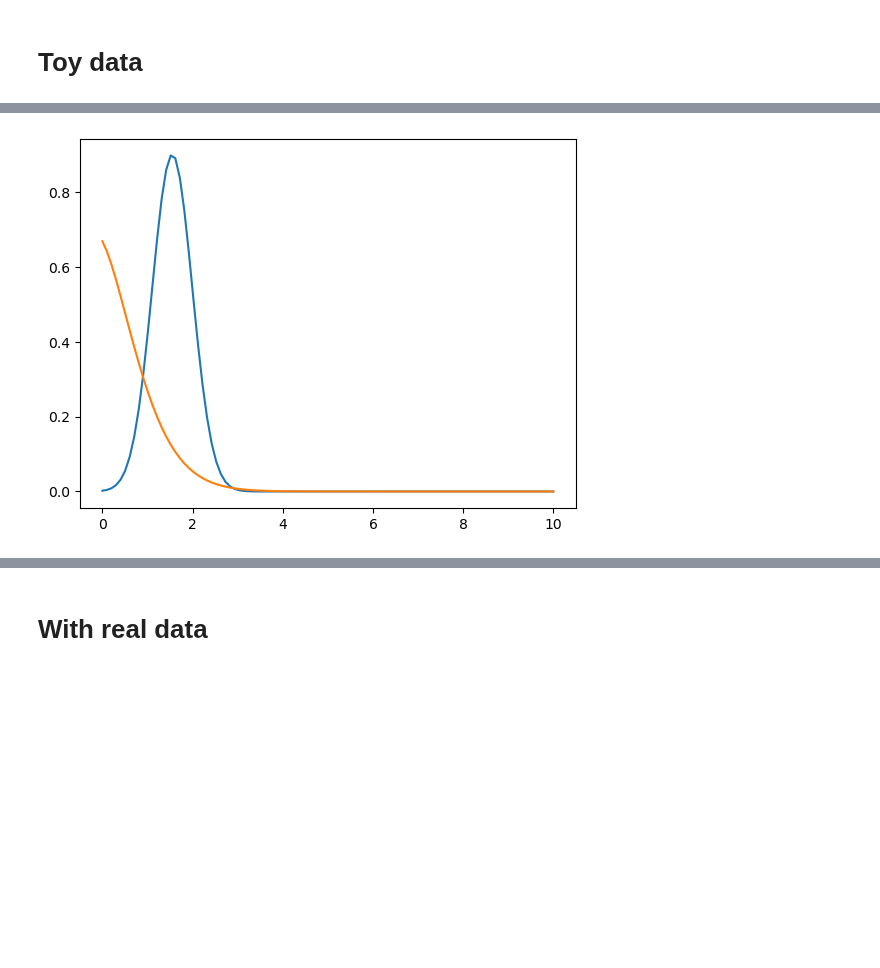
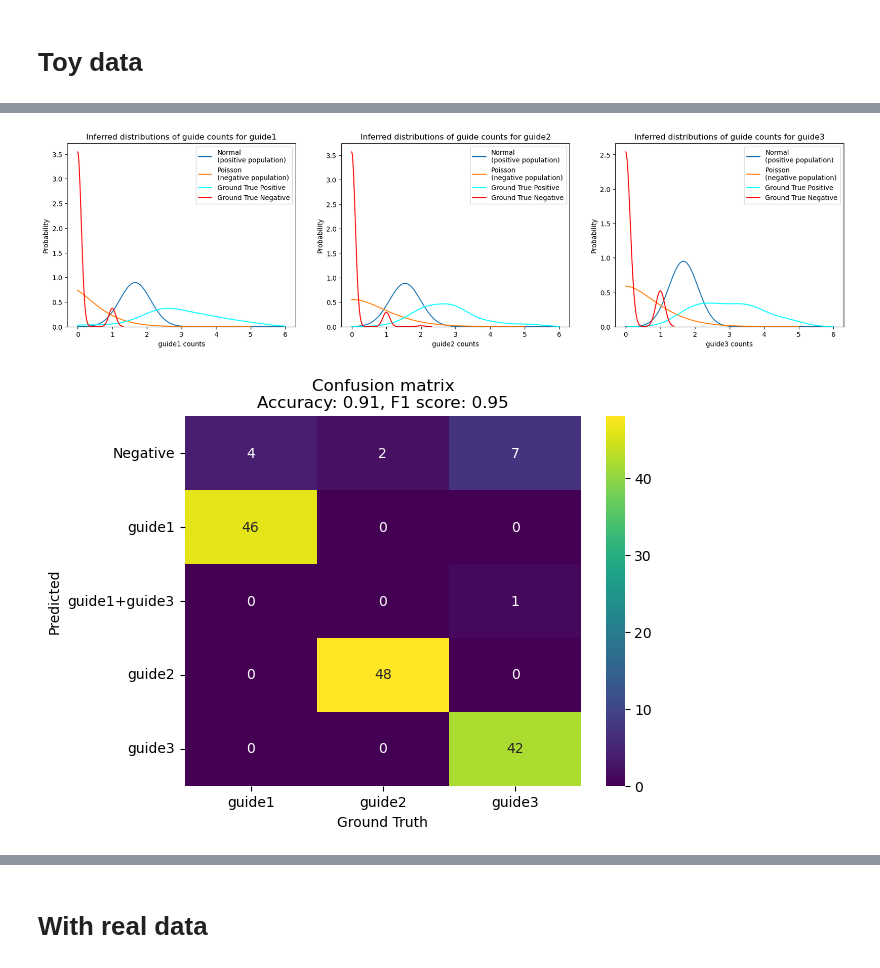
Before and after one commit to scverse/pertpy, a Jupyter notebook: dev.ipynb, the cells around one changed output, grey strips where cells are left out. Drawn from its saved outputs; the diff is of its cells as text; code cells hidden in the pictures; blank space fills up the shorter version.

```diff
--- a/dev.ipynb
+++ b/dev.ipynb
@@ -58,6 +50,7 @@ def generate_toy_data_2(n_guides=2, n_cells_per_group=50):
     return adata
 # %%
-bdata = generate_toy_data_2()
-# sc.pp.log1p(bdata)
-sc.pl.heatmap(bdata, groupby="ground_truth", cmap="viridis", standard_scale="var", var_names=["guide1", "guide2"], swap_axes=True)
+adata = generate_toy_data_2(n_guides=5, n_cells_per_group=50)
+sc.pl.heatmap(
+    adata, groupby="ground_truth", cmap="viridis", standard_scale="var", var_names=adata.var_names, swap_axes=True
+)
 # %% [output]
@@ -93,15 +74,59 @@ bdata.uns['guide_assignment_params']
 # %%
 # plot probability distributions of model
-# plot gaussian distribution
-x = np.linspace(0, 10, 100)
-y = dist.Normal(bdata.uns['guide_assignment_params']['gaussian_mean'],
-                bdata.uns['guide_assignment_params']['gaussian_std']).log_prob(x)
-plt.plot(x, np.exp(y))
-# plot poisson distribution
-x = np.linspace(0, 10, 100)
-y = dist.Poisson(bdata.uns['guide_assignment_params']['poisson_rate']).log_prob(x)
-plt.plot(x, np.exp(y))
+n_guides = len(bdata.var_names)
+guides = bdata.var_names
+fig, axs = plt.subplots(1, n_guides, figsize=(7 * n_guides, 5))
+for ax, guide in zip(axs, guides, strict=False):
+    # plot gaussian distribution
+    x = np.linspace(0, 6, 100)
+    y = dist.Normal(
+        bdata.uns["guide_assignment_params"][guide]["gaussian_mean"],
+        bdata.uns["guide_assignment_params"][guide]["gaussian_std"],
+    ).log_prob(x)
+    ax.plot(x, np.exp(y), label="Normal\n(positive population)")
+    # plot poisson distribution
+    x = np.linspace(0, 5, 100)
+    y = dist.Poisson(bdata.uns["guide_assignment_params"][guide]["poisson_rate"]).log_prob(x)
+    ax.plot(x, np.exp(y), label="Poisson\n(negative population)")
+    # Plot ground truth empirical distribution
+    sns.kdeplot(
+        np.ravel(adata[adata.obs.ground_truth == guide, guide].X),
+        color="cyan",
+        label="Ground True Positive",
+        ax=ax,
+        clip=(0, 6),
+    )
+    sns.kdeplot(
+        np.ravel(adata[adata.obs.ground_truth != guide, guide].X),
+        color="red",
+        label="Ground True Negative",
+        ax=ax,
+        clip=(0, 6),
+    )
+
+    ax.set_xlabel(f"{guide} counts")
+    ax.set_ylabel("Probability")
+    ax.legend()
+    ax.set_title(f"Inferred distributions of guide counts for {guide}")
+
 plt.show()
 # %% [output]
-[figure, old version]
+[figure, new version]
+# %%
+# evaluate accuracy
+from sklearn.metrics import accuracy_score, confusion_matrix, f1_score
+
+accuracy = accuracy_score(bdata.obs["ground_truth"], bdata.obs["assigned_guide"])
+f1 = f1_score(bdata.obs["ground_truth"], bdata.obs["assigned_guide"], average="weighted")
+
+labels = np.unique(bdata.obs["assigned_guide"])
+cm = confusion_matrix(bdata.obs["ground_truth"], bdata.obs["assigned_guide"], labels=labels)
+cm = pd.DataFrame(cm, index=labels, columns=labels).loc[bdata.obs["ground_truth"].unique()]
+ax = sns.heatmap(cm.T, annot=True, fmt="d", cmap="viridis")
+ax.set_ylabel("Predicted")
+ax.set_xlabel("Ground Truth")
+plt.title(f"Confusion matrix\nAccuracy: {np.round(accuracy, 2)}, F1 score: {np.round(f1, 2)}")
+plt.show()
+# %% [output]
+[figure, added]
 # %%
```
Also changed, not shown: parts of 13 cells of this notebook.
